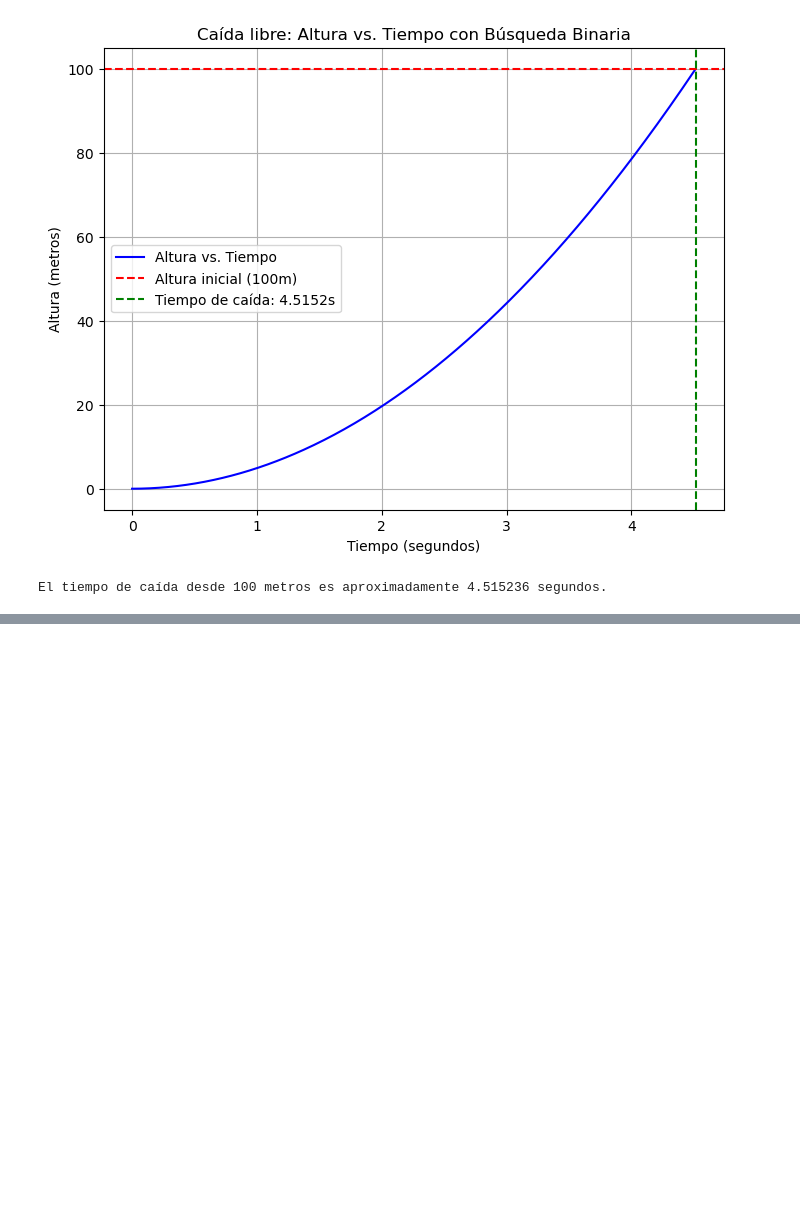
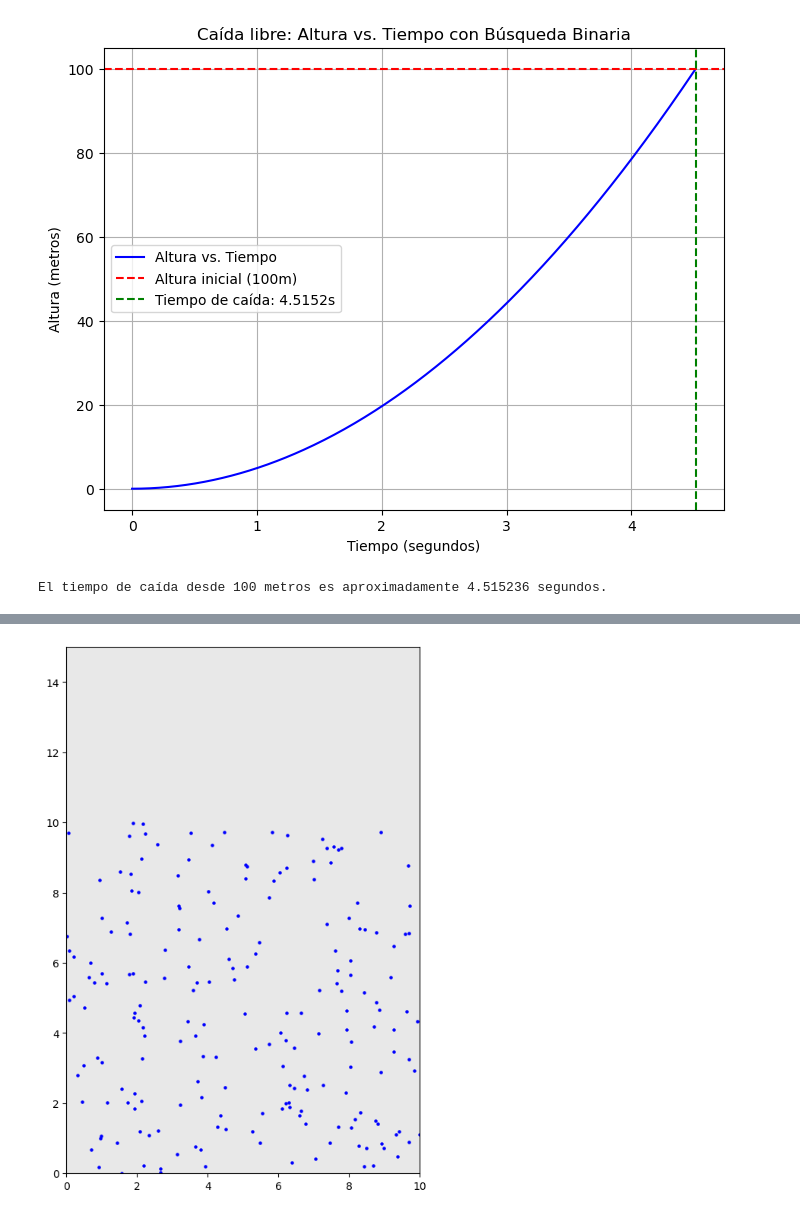
Before and after one commit to danielsh2390/Mi-primer-proyecto, a Jupyter notebook: Miprimer.ipynb, the cells around one changed output, grey strips where cells are left out. Saved outputs shown, nothing was run; the diff lists cells and outputs as text; code cells hidden in the pictures; blank space fills up the shorter version.

```diff
--- a/Miprimer.ipynb
+++ b/Miprimer.ipynb
@@ -405,0 +454,46 @@ El tiempo de caída desde 100 metros es aproximadamente 4.515236 segundos.
+# %%
+import numpy as np
+import matplotlib.pyplot as plt
+import matplotlib.animation as animation
+
+# Parámetros de la simulación
+num_particles = 200  # Número de partículas
+width, height = 10, 15  # Tamaño de la tolva (ancho y alto)
+time_step = 0.05  # Paso de tiempo
+gravity = np.array([0, -0.2])  # Gravedad (aceleración hacia abajo)
+
+# Inicialización de las posiciones y velocidades de las partículas
+positions = np.random.rand(num_particles, 2) * [width, height - 5]  # Inicialmente en la parte superior de la tolva
+velocities = np.random.randn(num_particles, 2) * 0.05  # Velocidades aleatorias pequeñas
+
+# Función para actualizar las posiciones de las partículas
+def update_particles(frame_num):
+    global positions, velocities
+    # Actualización de velocidades por gravedad
+    velocities += gravity * time_step
+    # Actualización de posiciones
+    positions += velocities * time_step
+
+    # Simulación de la tolva: Las partículas deben moverse hacia abajo
+    # Condición para la salida (cuando las partículas lleguen al fondo de la tolva)
+    for i in range(num_particles):
+        if positions[i, 1] <= 0:  # Si la partícula llega al fondo de la tolva
+            positions[i, 1] = 0  # Se queda en el fondo
+            velocities[i, 1] = 0  # Se detiene en la descarga
+
+    # Actualización de la visualización
+    scat.set_offsets(positions)
+
+# Crear la figura para la animación
+fig, ax = plt.subplots(figsize=(6, 9))
+ax.set_xlim(0, width)
+ax.set_ylim(0, height)
+ax.add_patch(plt.Rectangle((0, 0), width, height, color='lightgrey', alpha=0.5))  # La tolva como fondo
+scat = ax.scatter(positions[:, 0], positions[:, 1], c='blue', s=5)
+
+# Crear la animación
+ani = animation.FuncAnimation(fig, update_particles, frames=200, interval=50)
+
+plt.show()
+# %% [output]
+[figure, added]
```
Also changed, not shown: parts of 2 cells of this notebook.
